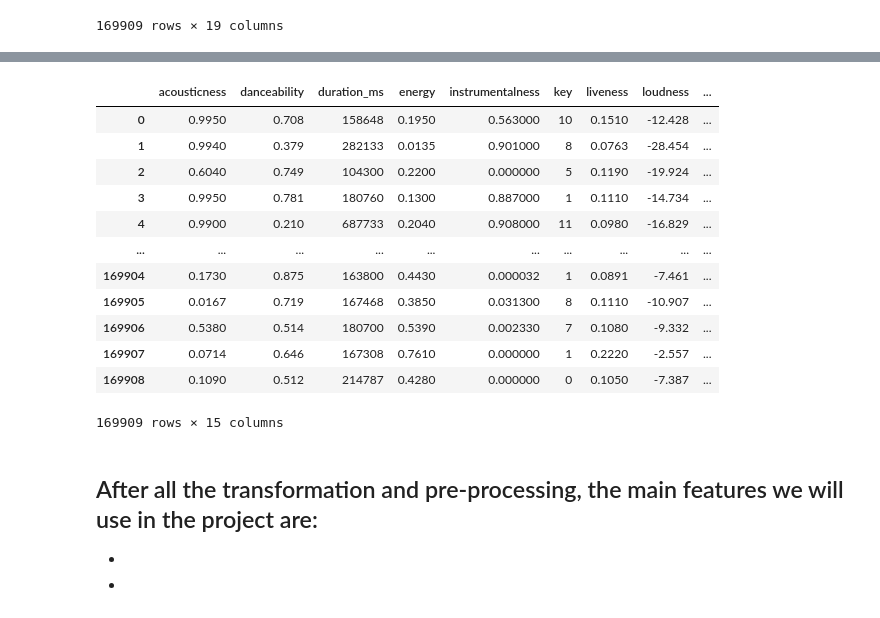
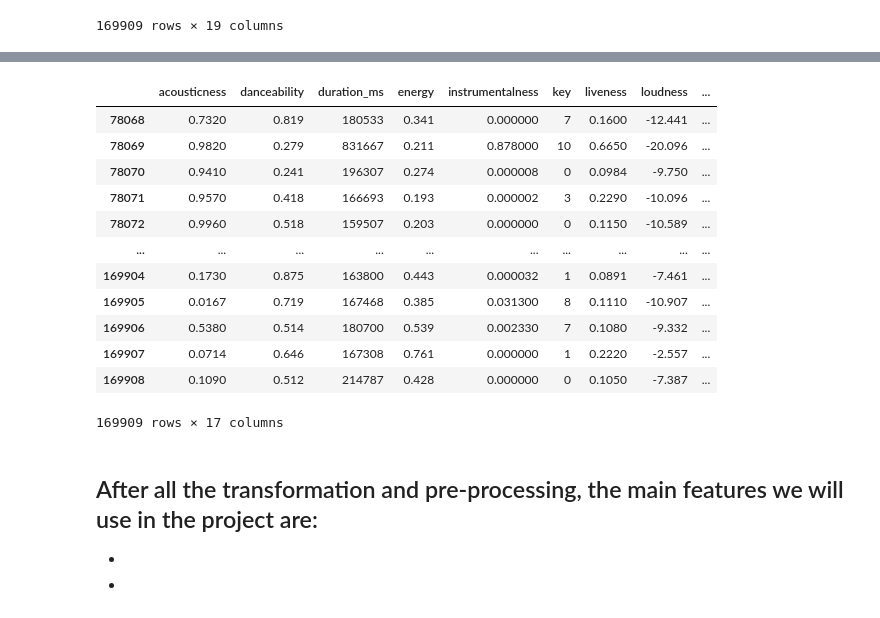
Before and after one commit to NaorHaba/Causal-Inference, a Jupyter notebook: data_exploration.ipynb, the cells around one changed output, grey strips where cells are left out. Drawn from its saved outputs; the diff is of its cells as text; code cells hidden in the pictures.

```diff
--- a/data_exploration.ipynb
+++ b/data_exploration.ipynb
@@ -76,3 +74,15 @@ df
 | 169907 | 0.0714 | ['Cash Cash', 'Andy Grammer'] | 0.646 | 167308 | 0.7610 | 0 | 3wYOGJYD31sLRmBgCvWxa4 | 0.000000 | ... |
 | 169908 | 0.1090 | ['Ingrid Andress'] | 0.512 | 214787 | 0.4280 | 0 | 60RFlt48hm0l4Fu0JoccOl | 0.000000 | ... |
 169909 rows × 19 columns
+# %%
+# to extract information from the artists column, without having to add a one-hot encoding for each artist (4000+)
+# we will instead, try to extract a "popularity" and "explicitness" for each song based on the artists that are associated with it
+# we will do this by taking the average popularity and explicit of all the previous songs from the artists that are associated with it
+# we take only the first artist as the main artist
+df['artists'] = df['artists'].apply(lambda x: x[0])
+df = df.sort_values(by=['artists', 'year'])
+# 2234 is the max amount of songs by an artist
+df['previous_artist_explicitness'] = df.groupby('artists')['explicit'].transform(lambda x: x.shift(1).rolling(2234, min_periods=1).mean()).fillna(0)
+df['previous_artist_popularity'] = df.groupby('artists')['popularity'].transform(lambda x: x.shift(1).rolling(2234, min_periods=1).mean()).fillna(0)
+df = df.drop(columns=['artists'])
+df
@@ -79,30 +103,30 @@ df
 # %%
 # we remove the release_date column as its format is not consistent across all records
 # some records have the complete date, some have the year only - we take the year only
 df = df.drop(columns=['release_date'])
 # we remove id, song name and artist name as they are not useful for our analysis
-df = df.drop(columns=['id', 'name', 'artists'])
+df = df.drop(columns=['id', 'name'])
 
 # we mark our treatment as the "explicit" column and our effect as the popularity column
 # (treatment is binary and popularity ranges from 0 to 100)
 df = df.rename(columns={'explicit': 'treatment', 'popularity': 'effect'})
 # reorder all the columns
 df = pd.concat([df.loc[:, ~df.columns.isin(['treatment', 'effect'])], df.loc[:, ['treatment', 'effect']]], axis=1)
 df
 # %% [output]
 |  | acousticness | danceability | duration_ms | energy | instrumentalness | key | liveness | loudness | ... |
-| 0 | 0.9950 | 0.708 | 158648 | 0.1950 | 0.563000 | 10 | 0.1510 | -12.428 | ... |
-| 1 | 0.9940 | 0.379 | 282133 | 0.0135 | 0.901000 | 8 | 0.0763 | -28.454 | ... |
-| 2 | 0.6040 | 0.749 | 104300 | 0.2200 | 0.000000 | 5 | 0.1190 | -19.924 | ... |
-| 3 | 0.9950 | 0.781 | 180760 | 0.1300 | 0.887000 | 1 | 0.1110 | -14.734 | ... |
-| 4 | 0.9900 | 0.210 | 687733 | 0.2040 | 0.908000 | 11 | 0.0980 | -16.829 | ... |
+| 78068 | 0.7320 | 0.819 | 180533 | 0.341 | 0.000000 | 7 | 0.1600 | -12.441 | ... |
+| 78069 | 0.9820 | 0.279 | 831667 | 0.211 | 0.878000 | 10 | 0.6650 | -20.096 | ... |
+| 78070 | 0.9410 | 0.241 | 196307 | 0.274 | 0.000008 | 0 | 0.0984 | -9.750 | ... |
+| 78071 | 0.9570 | 0.418 | 166693 | 0.193 | 0.000002 | 3 | 0.2290 | -10.096 | ... |
+| 78072 | 0.9960 | 0.518 | 159507 | 0.203 | 0.000000 | 0 | 0.1150 | -10.589 | ... |
 | ... | ... | ... | ... | ... | ... | ... | ... | ... | ... |
-| 169904 | 0.1730 | 0.875 | 163800 | 0.4430 | 0.000032 | 1 | 0.0891 | -7.461 | ... |
-| 169905 | 0.0167 | 0.719 | 167468 | 0.3850 | 0.031300 | 8 | 0.1110 | -10.907 | ... |
-| 169906 | 0.5380 | 0.514 | 180700 | 0.5390 | 0.002330 | 7 | 0.1080 | -9.332 | ... |
-| 169907 | 0.0714 | 0.646 | 167308 | 0.7610 | 0.000000 | 1 | 0.2220 | -2.557 | ... |
-| 169908 | 0.1090 | 0.512 | 214787 | 0.4280 | 0.000000 | 0 | 0.1050 | -7.387 | ... |
+| 169904 | 0.1730 | 0.875 | 163800 | 0.443 | 0.000032 | 1 | 0.0891 | -7.461 | ... |
+| 169905 | 0.0167 | 0.719 | 167468 | 0.385 | 0.031300 | 8 | 0.1110 | -10.907 | ... |
+| 169906 | 0.5380 | 0.514 | 180700 | 0.539 | 0.002330 | 7 | 0.1080 | -9.332 | ... |
+| 169907 | 0.0714 | 0.646 | 167308 | 0.761 | 0.000000 | 1 | 0.2220 | -2.557 | ... |
+| 169908 | 0.1090 | 0.512 | 214787 | 0.428 | 0.000000 | 0 | 0.1050 | -7.387 | ... |
-169909 rows × 15 columns
+169909 rows × 17 columns
 # %% [markdown]
 After all the transformation and pre-processing, the main features we will use in the project are:
 -
```
Also changed, not shown: parts of 6 cells of this notebook, 1 other file.
